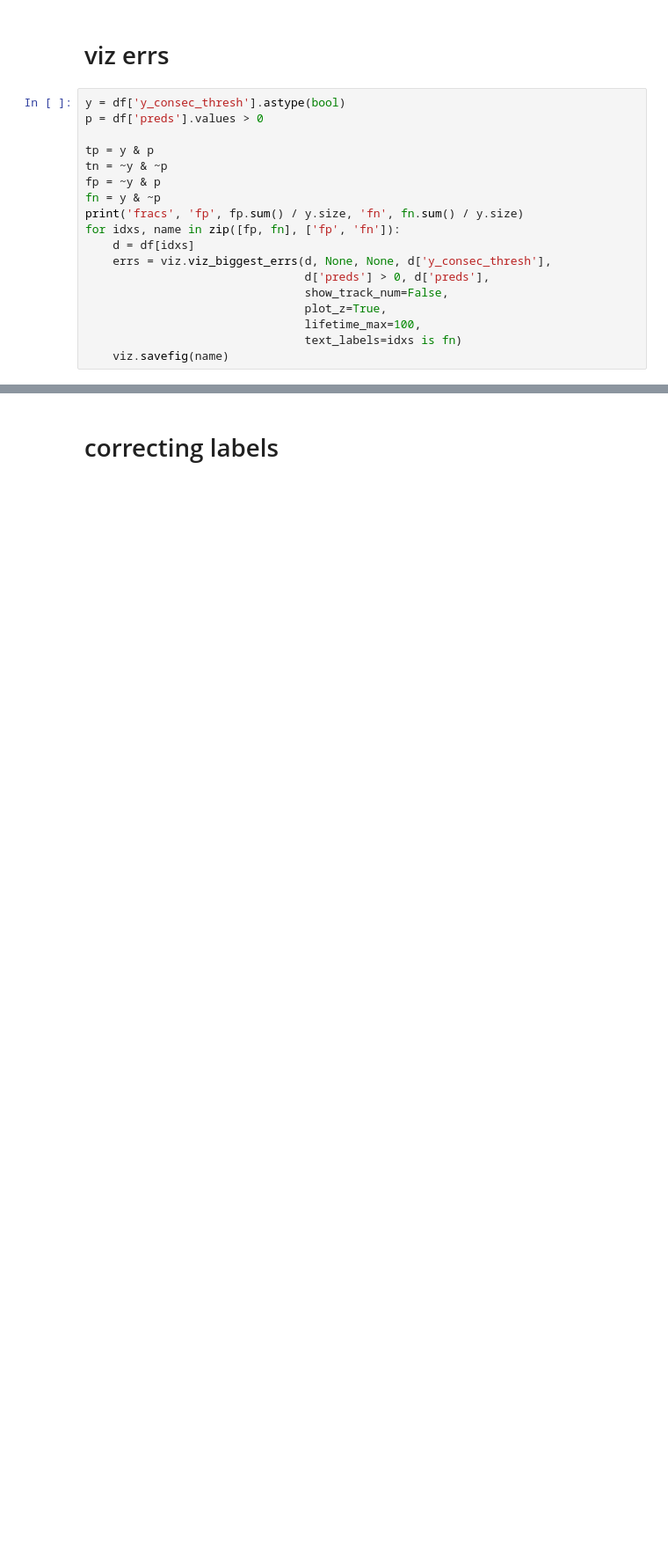
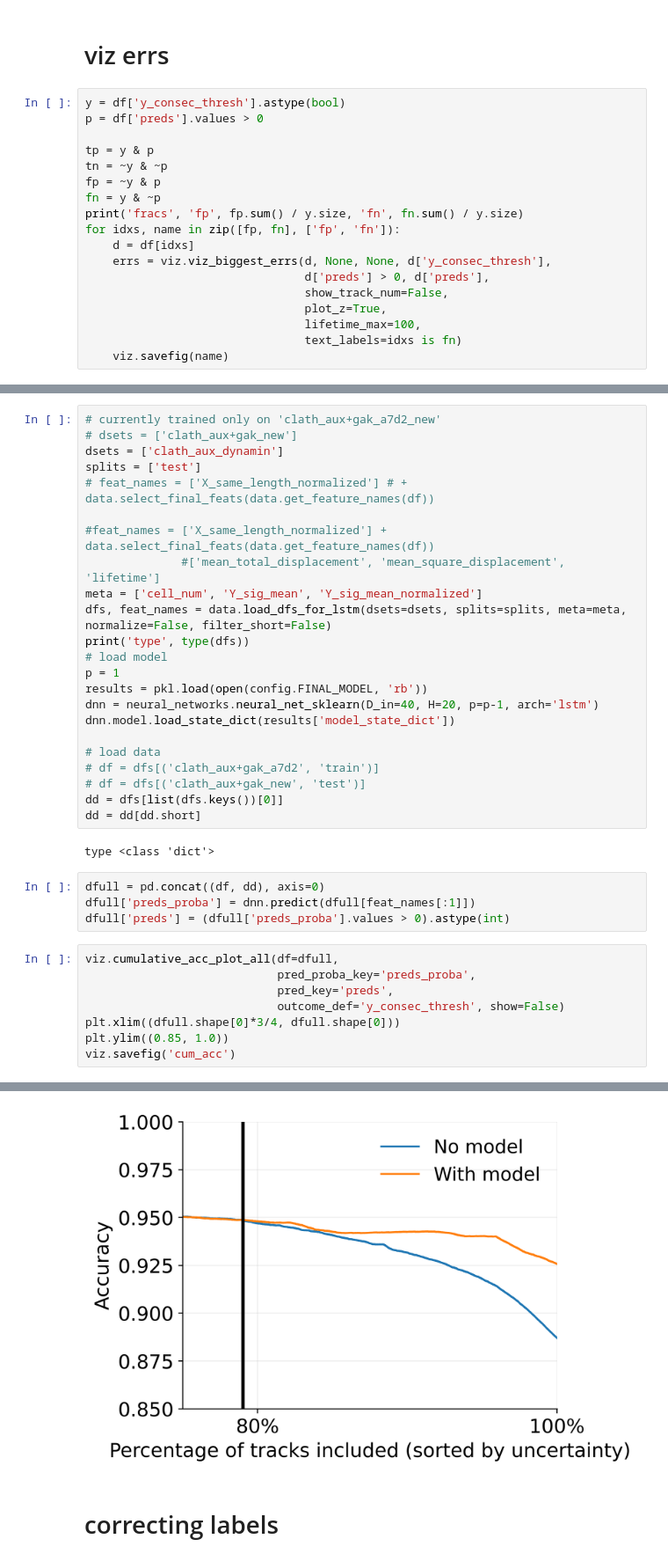
Before and after one commit to Yu-Group/molecular-partner-prediction, a Jupyter notebook: notebooks/12_interpret_pred_plots.ipynb, the cells around one changed output, grey strips where cells are left out. Shown at 88% size. Cells and saved outputs as stored; diff of their text form; blank space fills up the shorter version.

Commit message:
add cum acc plot

```diff
--- a/notebooks/12_interpret_pred_plots.ipynb
+++ b/notebooks/12_interpret_pred_plots.ipynb
@@ -158,0 +203,38 @@ for idxs, name in zip([fp, fn], ['fp', 'fn']):
+# %%
+# currently trained only on 'clath_aux+gak_a7d2_new'
+# dsets = ['clath_aux+gak_new']
+dsets = ['clath_aux_dynamin']
+splits = ['test']
+# feat_names = ['X_same_length_normalized'] # + data.select_final_feats(data.get_feature_names(df))
+
+#feat_names = ['X_same_length_normalized'] + data.select_final_feats(data.get_feature_names(df))
+              #['mean_total_displacement', 'mean_square_displacement', 'lifetime']
+meta = ['cell_num', 'Y_sig_mean', 'Y_sig_mean_normalized']
+dfs, feat_names = data.load_dfs_for_lstm(dsets=dsets, splits=splits, meta=meta, normalize=False, filter_short=False)
+print('type', type(dfs))
+# load model
+p = 1
+results = pkl.load(open(config.FINAL_MODEL, 'rb'))
+dnn = neural_networks.neural_net_sklearn(D_in=40, H=20, p=p-1, arch='lstm')
+dnn.model.load_state_dict(results['model_state_dict'])
+
+# load data
+# df = dfs[('clath_aux+gak_a7d2', 'train')]
+# df = dfs[('clath_aux+gak_new', 'test')]
+dd = dfs[list(dfs.keys())[0]]
+dd = dd[dd.short]
+# %% [output]
+type <class 'dict'>
+# %%
+dfull = pd.concat((df, dd), axis=0)
+dfull['preds_proba'] = dnn.predict(dfull[feat_names[:1]])
+dfull['preds'] = (dfull['preds_proba'].values > 0).astype(int)
+# %%
+viz.cumulative_acc_plot_all(df=dfull,
+                            pred_proba_key='preds_proba',
+                            pred_key='preds',
+                            outcome_def='y_consec_thresh', show=False)
+plt.xlim((dfull.shape[0]*3/4, dfull.shape[0]))
+plt.ylim((0.85, 1.0))
+viz.savefig('cum_acc')
+# %% [output]
@@ -159,3 +244,4 @@ for idxs, name in zip([fp, fn], ['fp', 'fn']):
+[figure, added]
 # %% [markdown]
 # correcting labels
 # %%
```
Also changed, not shown: parts of 7 cells of this notebook, 8 other files.
